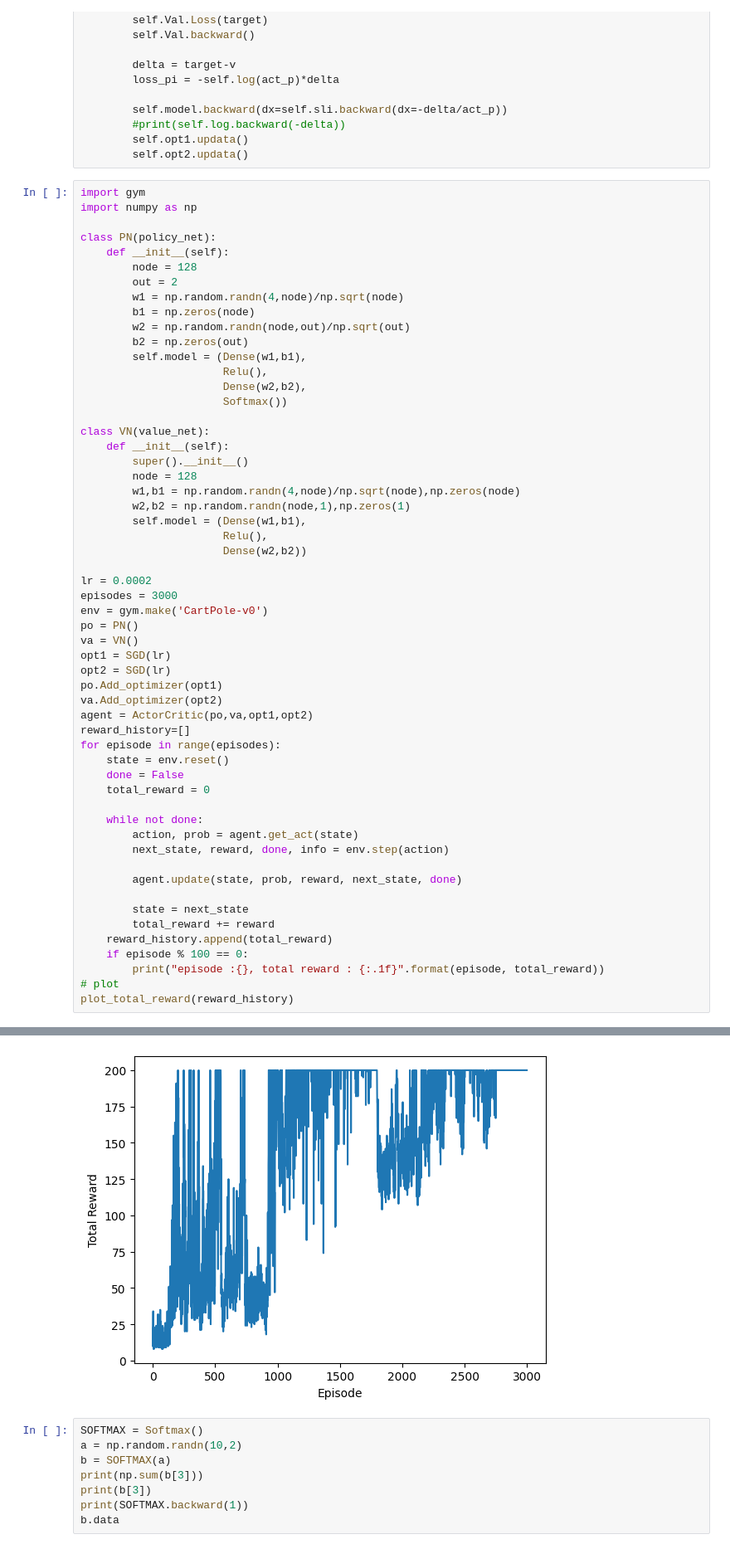
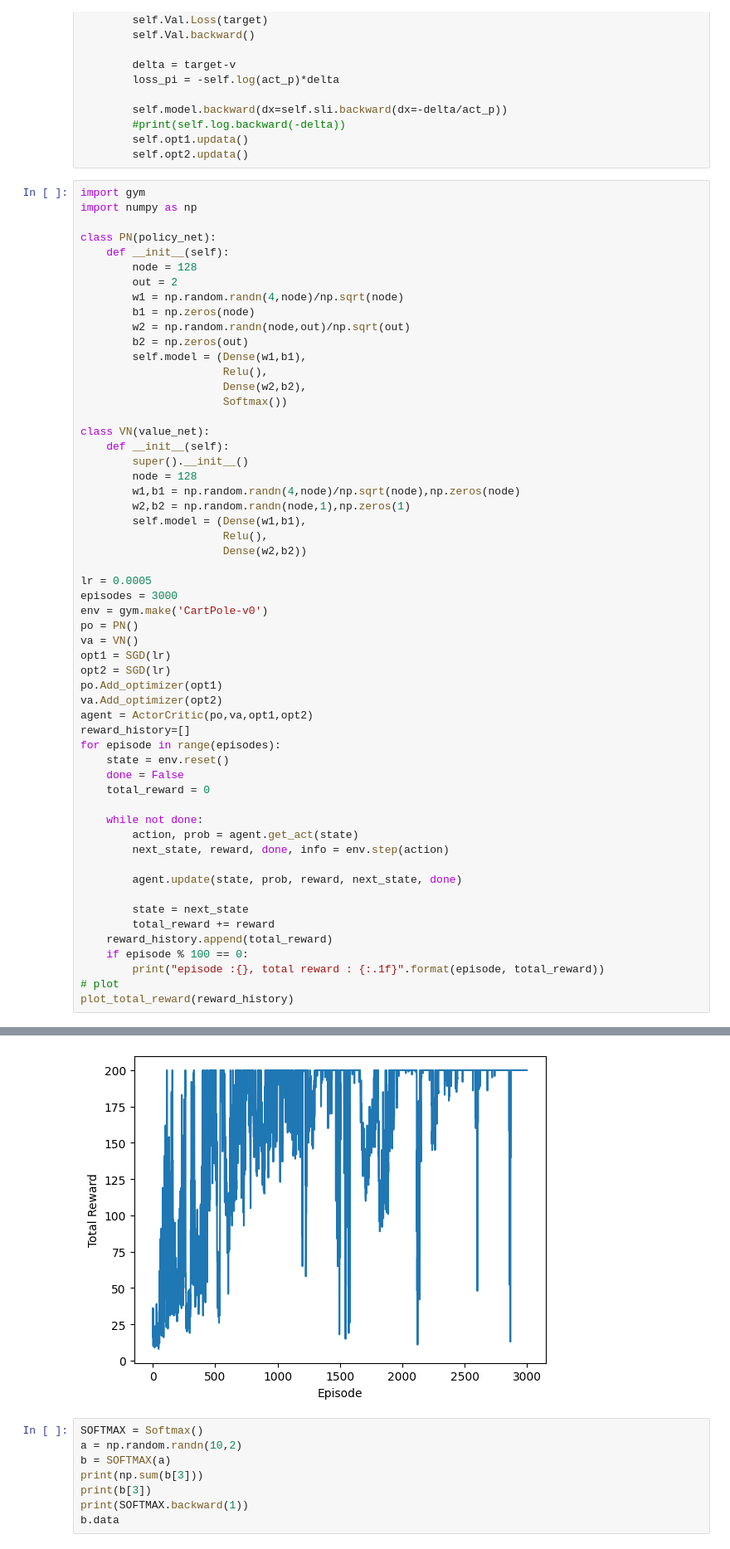
Before and after one commit to pyt-314/py, a Jupyter notebook: PolicyGradent.ipynb, the cells around one changed output, grey strips where cells are left out. Shown: that part at 83% size. Cells and saved outputs as stored; diff of their text form.

```diff
--- a/PolicyGradent.ipynb
+++ b/PolicyGradent.ipynb
@@ -606,7 +599,7 @@ class VN(value_net):
                       Relu(),
                       Dense(w2,b2))
 
-lr = 0.0002
+lr = 0.0005
 episodes = 3000
 env = gym.make('CartPole-v0')
 po = PN()
@@ -654,6 +647,6 @@ episode :2700, total reward : 173.0
 episode :2800, total reward : 200.0
 episode :2900, total reward : 200.0
-[figure, old version]
+[figure, new version]
 # %%
 SOFTMAX = Softmax()
 a = np.random.randn(10,2)
```
Also changed, not shown: parts of 5 cells of this notebook.
